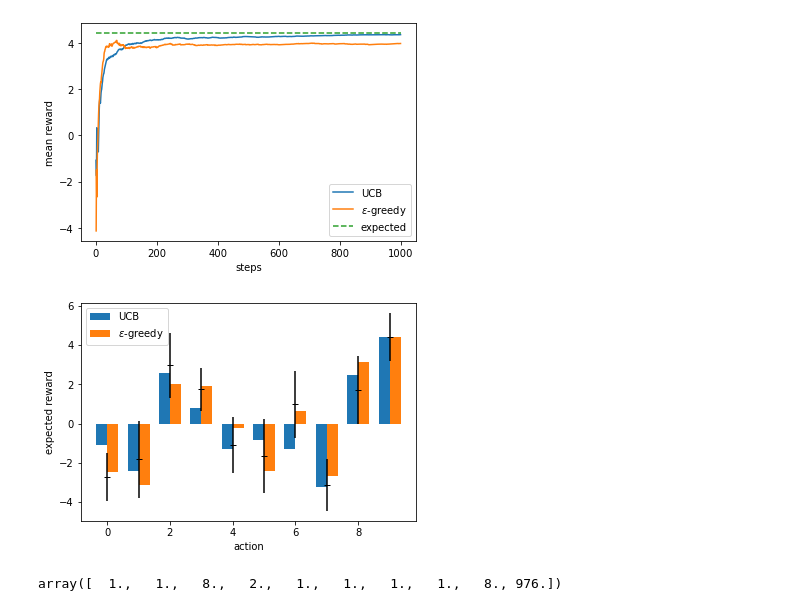
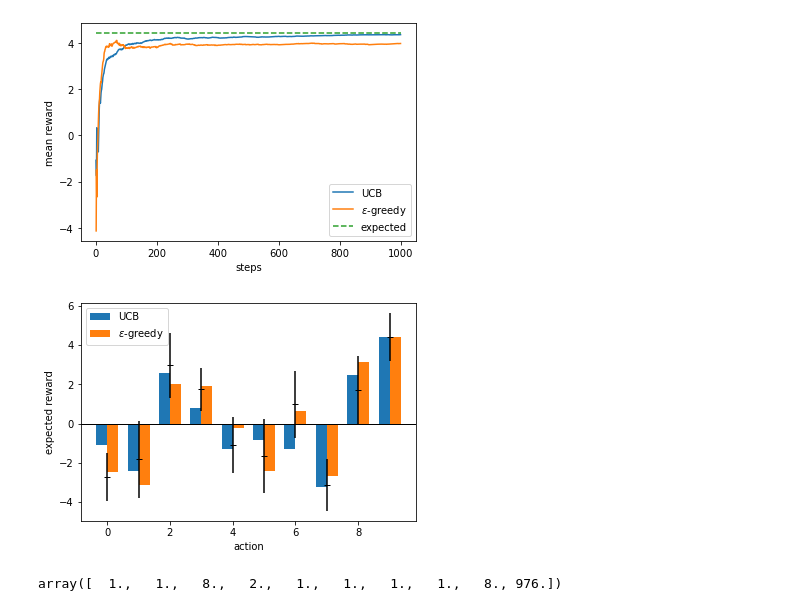
Before and after one commit to TFG-AlphaZero/Implementacion-TFG, a Jupyter notebook: experiments/RL - UCB vs eps-greedy.ipynb, the cells around one changed output. Drawn from its saved outputs; the diff is of its cells as text; code cells hidden in the pictures.

```diff
--- a/experiments/RL - UCB vs eps-greedy.ipynb
+++ b/experiments/RL - UCB vs eps-greedy.ipynb
@@ -137,17 +137,19 @@ plt.show()
 # %%
 width = .35
 x = np.arange(10)
 
 plt.bar(x - width / 2, Q_ucb, width=width, align='center')
 plt.bar(x + width / 2, Q_eps, width=width, align='center')
 plt.legend(['UCB', r'$\varepsilon$-greedy'])
 plt.xlabel('action')
 plt.ylabel('expected reward')
 
+plt.axhline(0, color='k', linewidth=1)
+
 plt.errorbar(x, mus, sigmas, fmt='k_')
 plt.show()
 # %% [output]
-[figure, old version]
+[figure, new version]
 # %%
 N_ucb
 # %% [output]
```
Also changed, not shown: 13 other files.
